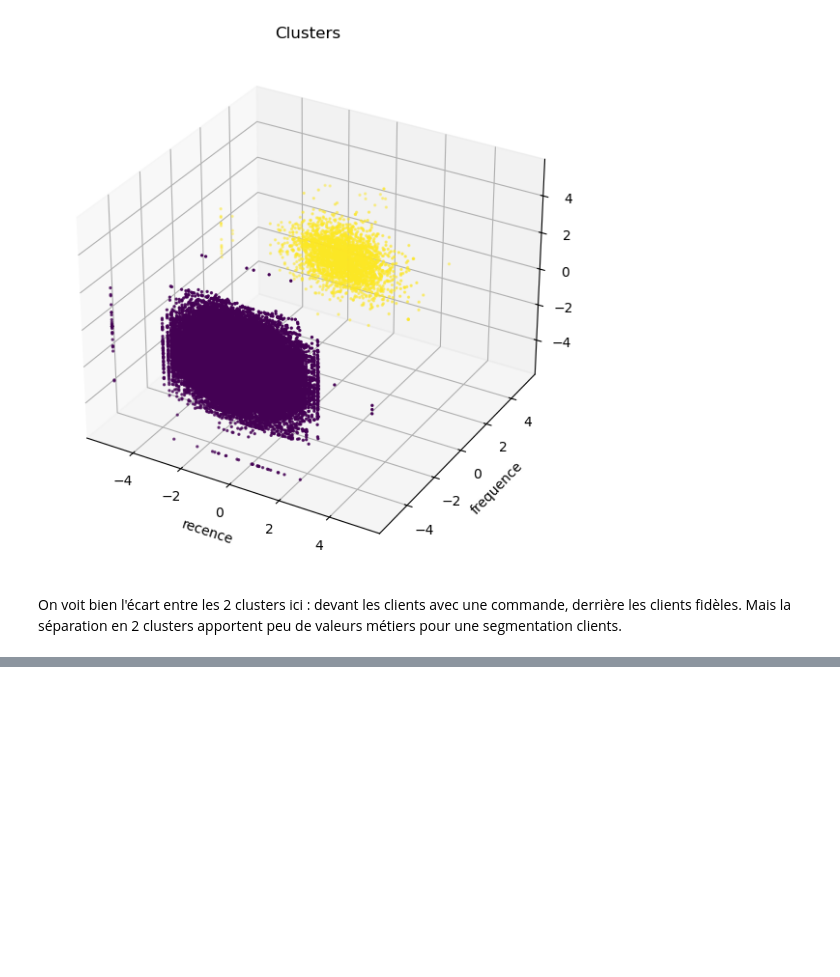
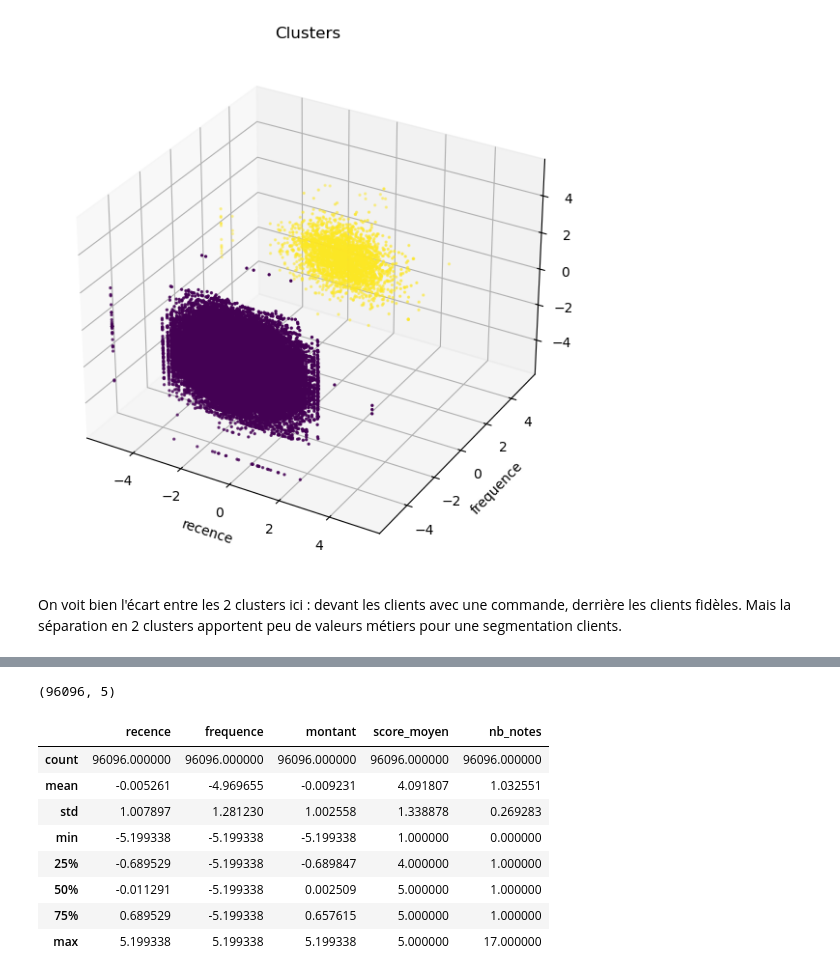
Before and after one commit to ludovic-source/Data_scientist_formation, a Jupyter notebook: projet_5/Projet_5_essais.ipynb, the cells around one changed output, grey strips where cells are left out. Saved outputs shown, nothing was run; the diff lists cells and outputs as text; code cells hidden in the pictures; blank space fills up the shorter version.

```diff
--- a/projet_5/Projet_5_essais.ipynb
+++ b/projet_5/Projet_5_essais.ipynb
@@ -382,0 +384,17 @@ On voit bien l'écart entre les 2 clusters ici : devant les clients avec une com
+# %%
+X_2 = data[['recence', 'frequence', 'montant', 'score_moyen', 'nb_notes']].copy()
+X_2.shape
+# %% [output]
+(96096, 5)
+# %%
+X_2.describe()
+# %% [output]
+|  | recence | frequence | montant | score_moyen | nb_notes |
+| count | 96096.000000 | 96096.000000 | 96096.000000 | 96096.000000 | 96096.000000 |
+| mean | -0.005261 | -4.969655 | -0.009231 | 4.091807 | 1.032551 |
+| std | 1.007897 | 1.281230 | 1.002558 | 1.338878 | 0.269283 |
+| min | -5.199338 | -5.199338 | -5.199338 | 1.000000 | 0.000000 |
+| 25% | -0.689529 | -5.199338 | -0.689847 | 4.000000 | 1.000000 |
+| 50% | -0.011291 | -5.199338 | 0.002509 | 5.000000 | 1.000000 |
+| 75% | 0.689529 | -5.199338 | 0.657615 | 5.000000 | 1.000000 |
+| max | 5.199338 | 5.199338 | 5.199338 | 5.000000 | 17.000000 |
```
Also changed, not shown: parts of 11 cells of this notebook.
